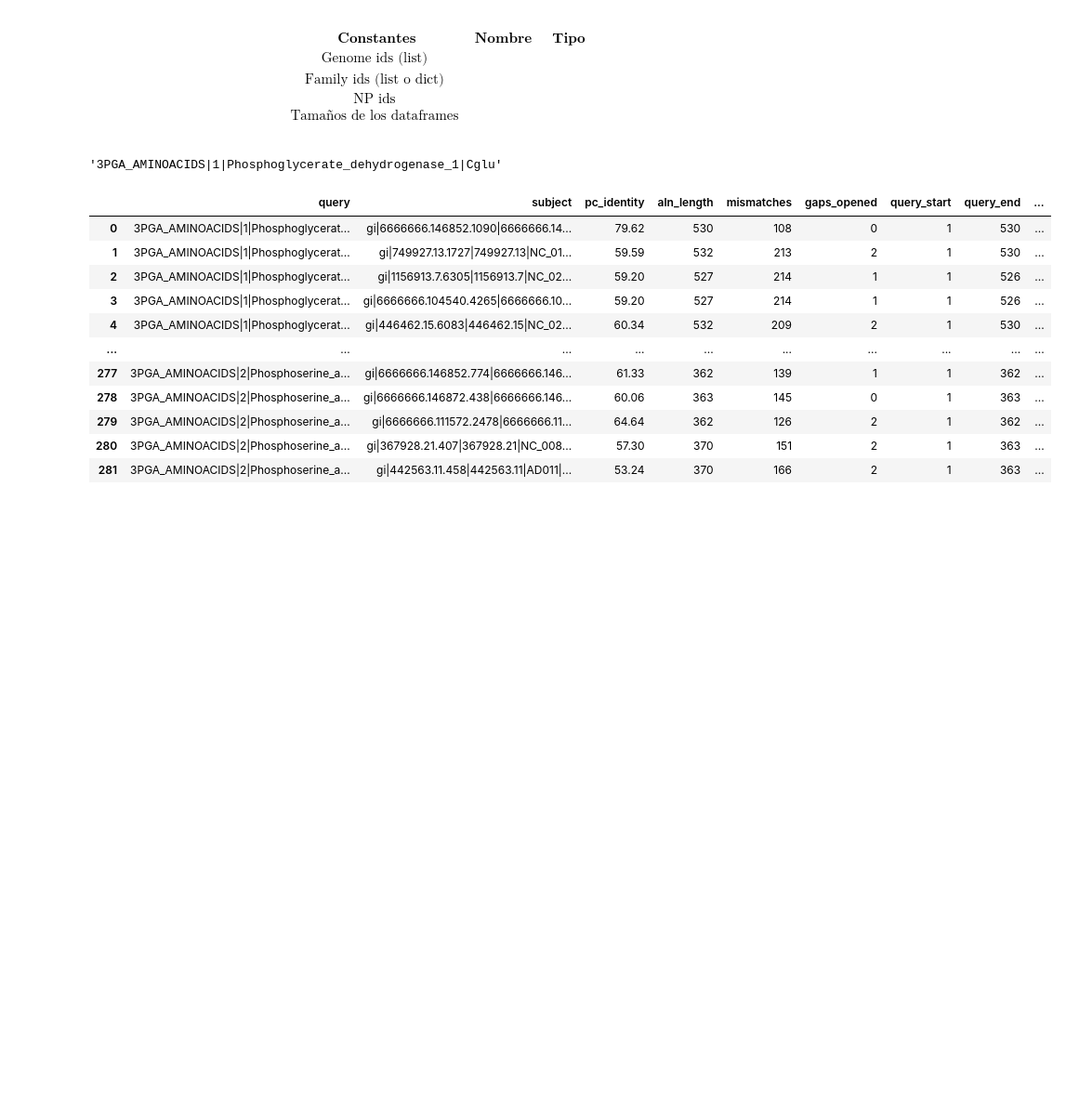
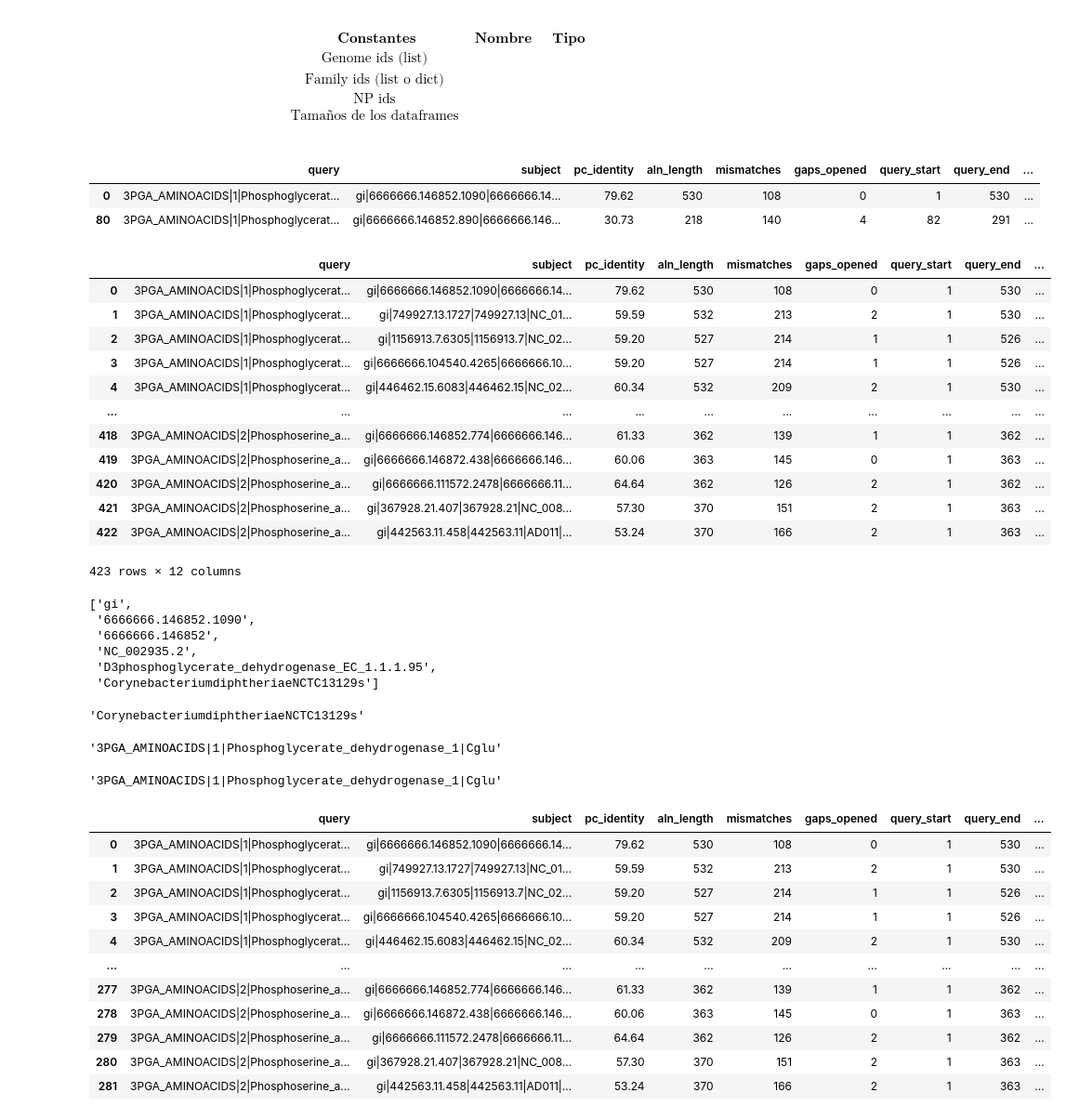
Before and after one commit to CsarMijangos/CsarPos, a Jupyter notebook: Jupyter_notebooks/Versión2.ipynb, the cells around one changed output. Shown at 93% size. Saved outputs shown, nothing was run; the diff lists cells and outputs as text; code cells hidden in the pictures; blank space fills up the shorter version.

```diff
--- a/Jupyter_notebooks/Versión2.ipynb
+++ b/Jupyter_notebooks/Versión2.ipynb
@@ -37,0 +41,22 @@ df1 = pd.read_csv("/home/csar/Proyectos/Posdoc/Proyecto_pos/CsarPos/blast_EF_vs_
+# %%
+df1[(df1["query"]=="3PGA_AMINOACIDS|1|Phosphoglycerate_dehydrogenase_1|Cglu")&(df1['subject'].apply(lambda x: "6666666.146852" in x ))]
+# %% [output]
+|  | query | subject | pc_identity | aln_length | mismatches | gaps_opened | query_start | query_end | ... |
+| 0 | 3PGA_AMINOACIDS|1|Phosphoglycerat... | gi|6666666.146852.1090|6666666.14... | 79.62 | 530 | 108 | 0 | 1 | 530 | ... |
+| 80 | 3PGA_AMINOACIDS|1|Phosphoglycerat... | gi|6666666.146852.890|6666666.146... | 30.73 | 218 | 140 | 4 | 82 | 291 | ... |
+# %%
+df1
+# %% [output]
+|  | query | subject | pc_identity | aln_length | mismatches | gaps_opened | query_start | query_end | ... |
+| 0 | 3PGA_AMINOACIDS|1|Phosphoglycerat... | gi|6666666.146852.1090|6666666.14... | 79.62 | 530 | 108 | 0 | 1 | 530 | ... |
+| 1 | 3PGA_AMINOACIDS|1|Phosphoglycerat... | gi|749927.13.1727|749927.13|NC_01... | 59.59 | 532 | 213 | 2 | 1 | 530 | ... |
+| 2 | 3PGA_AMINOACIDS|1|Phosphoglycerat... | gi|1156913.7.6305|1156913.7|NC_02... | 59.20 | 527 | 214 | 1 | 1 | 526 | ... |
+| 3 | 3PGA_AMINOACIDS|1|Phosphoglycerat... | gi|6666666.104540.4265|6666666.10... | 59.20 | 527 | 214 | 1 | 1 | 526 | ... |
+| 4 | 3PGA_AMINOACIDS|1|Phosphoglycerat... | gi|446462.15.6083|446462.15|NC_02... | 60.34 | 532 | 209 | 2 | 1 | 530 | ... |
+| ... | ... | ... | ... | ... | ... | ... | ... | ... | ... |
+| 418 | 3PGA_AMINOACIDS|2|Phosphoserine_a... | gi|6666666.146852.774|6666666.146... | 61.33 | 362 | 139 | 1 | 1 | 362 | ... |
+| 419 | 3PGA_AMINOACIDS|2|Phosphoserine_a... | gi|6666666.146872.438|6666666.146... | 60.06 | 363 | 145 | 0 | 1 | 363 | ... |
+| 420 | 3PGA_AMINOACIDS|2|Phosphoserine_a... | gi|6666666.111572.2478|6666666.11... | 64.64 | 362 | 126 | 2 | 1 | 362 | ... |
+| 421 | 3PGA_AMINOACIDS|2|Phosphoserine_a... | gi|367928.21.407|367928.21|NC_008... | 57.30 | 370 | 151 | 2 | 1 | 363 | ... |
+| 422 | 3PGA_AMINOACIDS|2|Phosphoserine_a... | gi|442563.11.458|442563.11|AD011|... | 53.24 | 370 | 166 | 2 | 1 | 363 | ... |
+423 rows × 12 columns
@@ -38,3 +66,20 @@ df1 = pd.read_csv("/home/csar/Proyectos/Posdoc/Proyecto_pos/CsarPos/blast_EF_vs_
+# %%
+df1.iloc[[0]]["subject"][0].split("|")
+# %% [output]
+['gi',
+ '6666666.146852.1090',
+ '6666666.146852',
+ 'NC_002935.2',
+ 'D3phosphoglycerate_dehydrogenase_EC_1.1.1.95',
+ 'CorynebacteriumdiphtheriaeNCTC13129s']
+# %%
+org
+# %% [output]
+'CorynebacteriumdiphtheriaeNCTC13129s'
+# %%
+pasoBio
+# %% [output]
+'3PGA_AMINOACIDS|1|Phosphoglycerate_dehydrogenase_1|Cglu'
 # %%
 #Función para filtrar por bitscore, devuelve un dataframe con las entradas que tengan
 #bitscore >= threshold
```
Also changed, not shown: parts of 8 cells of this notebook, 2 other files.
